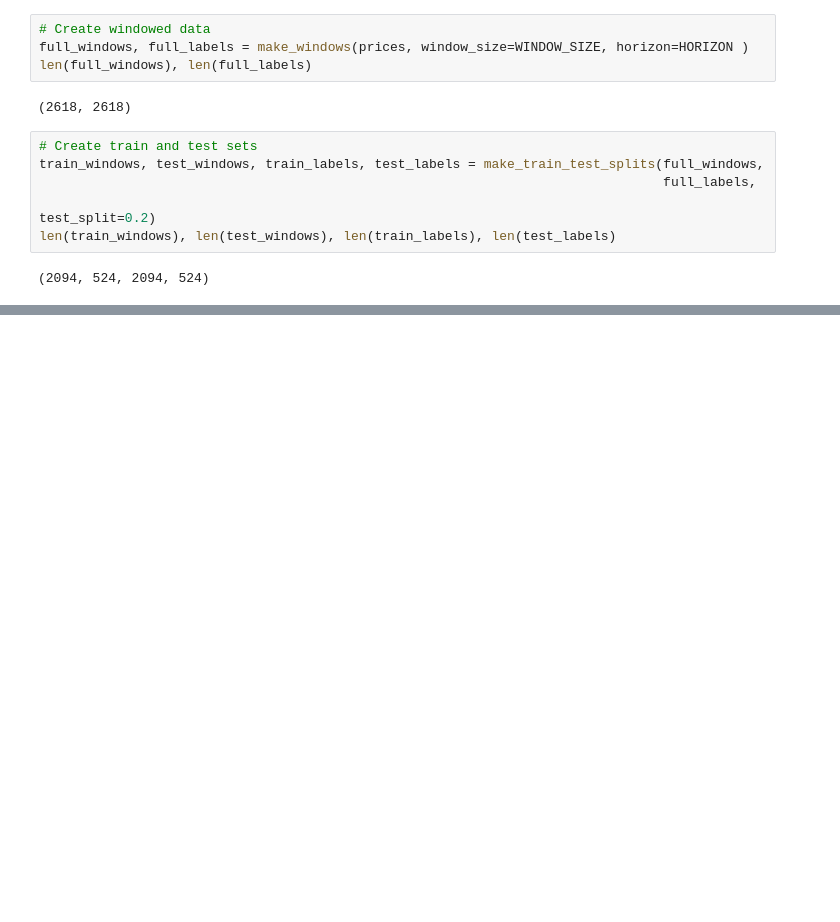
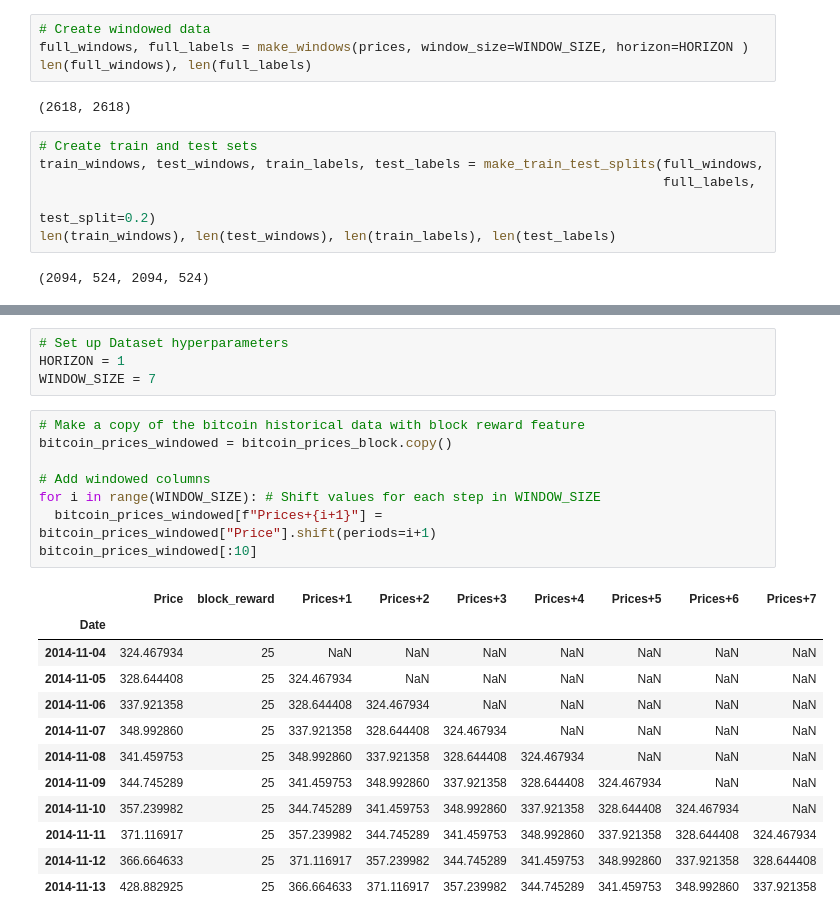
Before and after one commit to Victor1992/Bit_Predict_Regression, a Jupyter notebook: bit_predict_time_series_forecasting_with_tensorflow.ipynb, the cells around one changed output, grey strips where cells are left out. Cells and saved outputs as stored; diff of their text form; blank space fills up the shorter version.

```diff
--- a/bit_predict_time_series_forecasting_with_tensorflow.ipynb
+++ b/bit_predict_time_series_forecasting_with_tensorflow.ipynb
@@ -798,0 +1073,25 @@ len(train_windows), len(test_windows), len(train_labels), len(test_labels)
+# %%
+# Set up Dataset hyperparameters
+HORIZON = 1
+WINDOW_SIZE = 7
+# %%
+# Make a copy of the bitcoin historical data with block reward feature
+bitcoin_prices_windowed = bitcoin_prices_block.copy()
+
+# Add windowed columns
+for i in range(WINDOW_SIZE): # Shift values for each step in WINDOW_SIZE
+  bitcoin_prices_windowed[f"Prices+{i+1}"] = bitcoin_prices_windowed["Price"].shift(periods=i+1)
+bitcoin_prices_windowed[:10]
+# %% [output]
+|  | Price | block_reward | Prices+1 | Prices+2 | Prices+3 | Prices+4 | Prices+5 | Prices+6 | Prices+7 |
+| Date |  |  |  |  |  |  |  |  |  |
+| 2014-11-04 | 324.467934 | 25 | NaN | NaN | NaN | NaN | NaN | NaN | NaN |
+| 2014-11-05 | 328.644408 | 25 | 324.467934 | NaN | NaN | NaN | NaN | NaN | NaN |
+| 2014-11-06 | 337.921358 | 25 | 328.644408 | 324.467934 | NaN | NaN | NaN | NaN | NaN |
+| 2014-11-07 | 348.992860 | 25 | 337.921358 | 328.644408 | 324.467934 | NaN | NaN | NaN | NaN |
+| 2014-11-08 | 341.459753 | 25 | 348.992860 | 337.921358 | 328.644408 | 324.467934 | NaN | NaN | NaN |
+| 2014-11-09 | 344.745289 | 25 | 341.459753 | 348.992860 | 337.921358 | 328.644408 | 324.467934 | NaN | NaN |
+| 2014-11-10 | 357.239982 | 25 | 344.745289 | 341.459753 | 348.992860 | 337.921358 | 328.644408 | 324.467934 | NaN |
+| 2014-11-11 | 371.116917 | 25 | 357.239982 | 344.745289 | 341.459753 | 348.992860 | 337.921358 | 328.644408 | 324.467934 |
+| 2014-11-12 | 366.664633 | 25 | 371.116917 | 357.239982 | 344.745289 | 341.459753 | 348.992860 | 337.921358 | 328.644408 |
+| 2014-11-13 | 428.882925 | 25 | 366.664633 | 371.116917 | 357.239982 | 344.745289 | 341.459753 | 348.992860 | 337.921358 |
```
Also changed, not shown: parts of 49 cells of this notebook.
